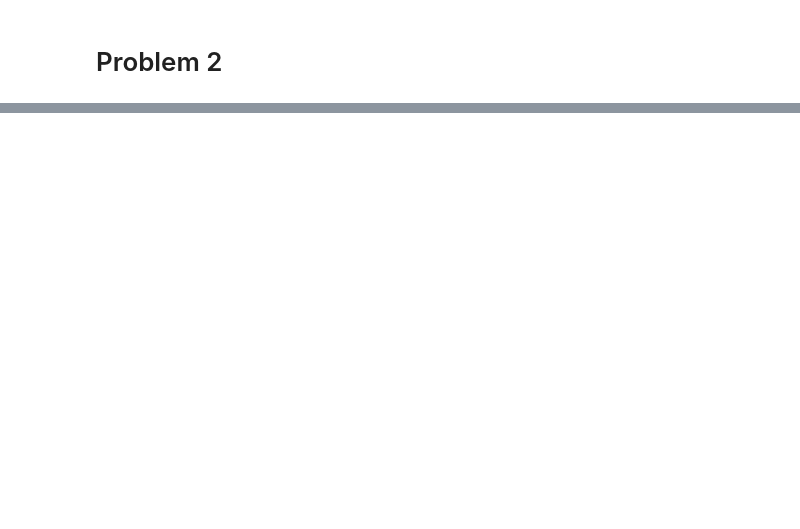
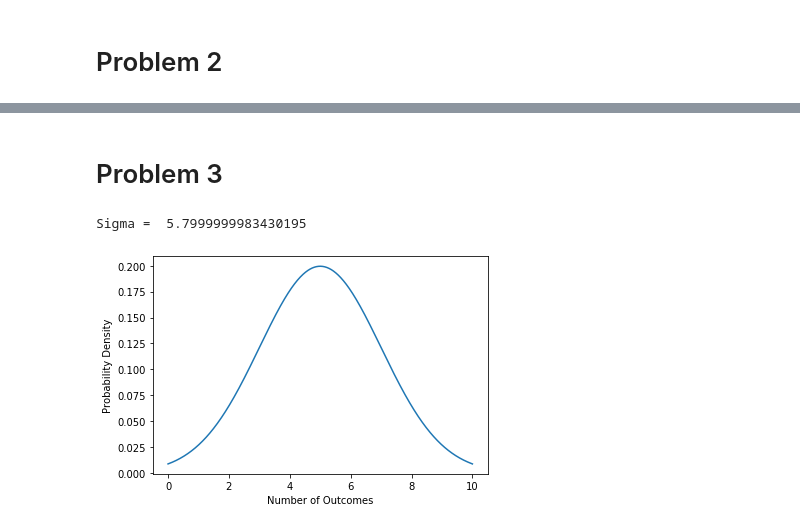
Before and after one commit to ziqishen-1575798/ziqishen, a Jupyter notebook: PHYS434 Lab 2.ipynb, the cells around one changed output, grey strips where cells are left out. Cells and saved outputs as stored; diff of their text form; code cells hidden in the pictures; blank space fills up the shorter version.

```diff
--- a/PHYS434 Lab 2.ipynb
+++ b/PHYS434 Lab 2.ipynb
@@ -47,0 +104,19 @@ plt.plot(numx, poisson.pmf(numx, x*days), '.')
+# %% [markdown]
+# Problem 3
+# %%
+# Version 1
+Y = 16.6
+X = 5
+num_x3 = np.linspace(0, 10, 1000)
+sig = 2
+val = stats.norm.pdf(num_x3, X, sig)
+plt.plot(num_x3, val)
+plt.xlabel('Number of Outcomes')
+plt.ylabel('Probability Density')
+signal = 1 - stats.norm.cdf(Y, X, sig)
+sigma = stats.norm.ppf(1-signal)
+print('Sigma = ' , sigma)
+# As our calculation has shown that the significance of our detection is 5.799, which is greater than the 5 sigma. Therefore, we can claim a discovery.
+# %% [output]
+Sigma =  5.7999999983430195
+[figure, added]
```
Also changed, not shown: parts of 12 cells of this notebook, 1 other file.
